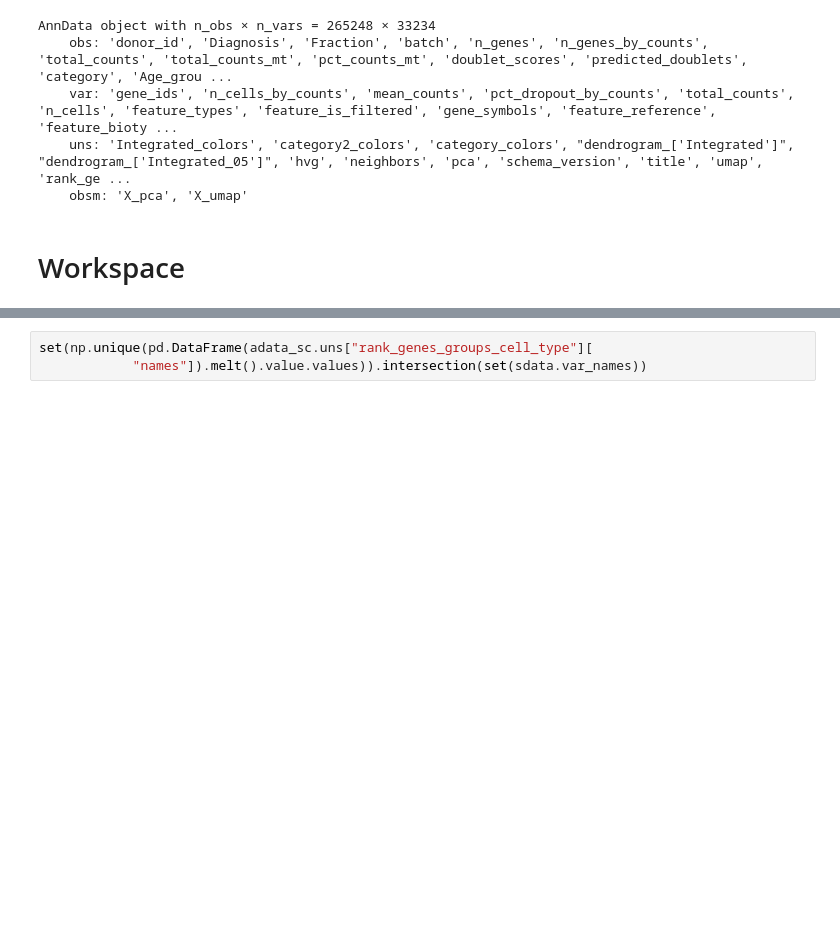
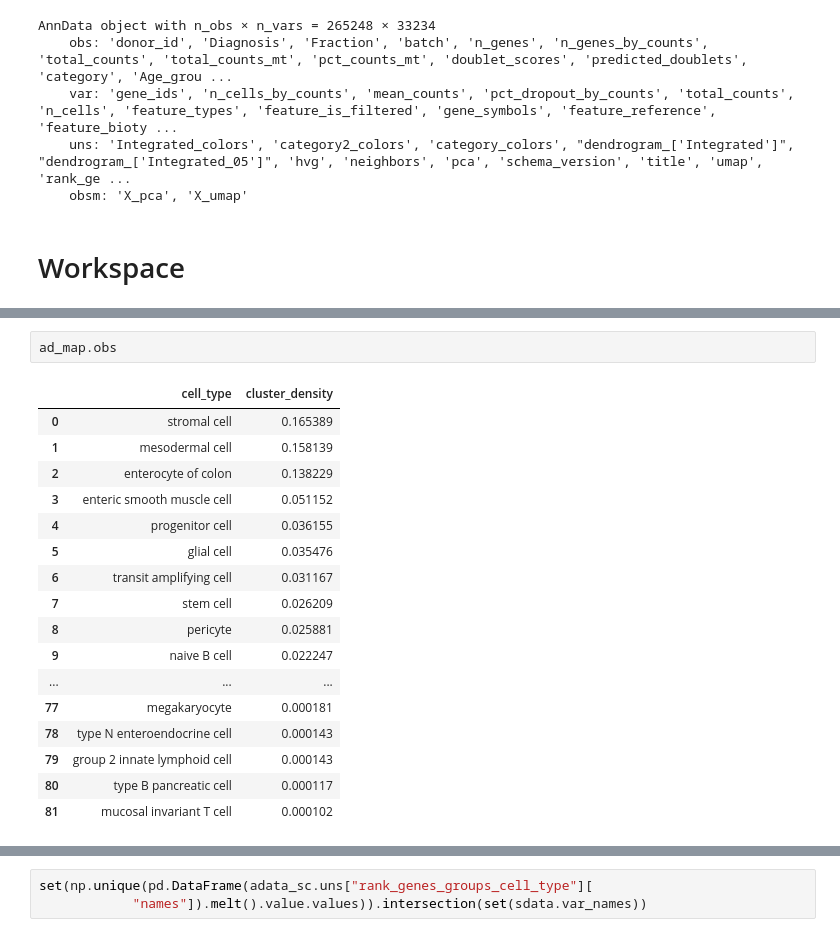
Before and after one commit to ChoBioLab/corescpy, a Jupyter notebook: examples/spatial_tuq97n_subclustering.ipynb, the cells around one changed output, grey strips where cells are left out. Saved outputs shown, nothing was run; the diff lists cells and outputs as text; blank space fills up the shorter version.

```diff
--- a/examples/spatial_tuq97n_subclustering.ipynb
+++ b/examples/spatial_tuq97n_subclustering.ipynb
@@ -342,0 +463,20 @@ ValueError: The two AnnDatas need to have same `obs` index.
+# %%
+ad_map.obs
+# %% [output]
+|  | cell_type | cluster_density |
+| 0 | stromal cell | 0.165389 |
+| 1 | mesodermal cell | 0.158139 |
+| 2 | enterocyte of colon | 0.138229 |
+| 3 | enteric smooth muscle cell | 0.051152 |
+| 4 | progenitor cell | 0.036155 |
+| 5 | glial cell | 0.035476 |
+| 6 | transit amplifying cell | 0.031167 |
+| 7 | stem cell | 0.026209 |
+| 8 | pericyte | 0.025881 |
+| 9 | naive B cell | 0.022247 |
+| ... | ... | ... |
+| 77 | megakaryocyte | 0.000181 |
+| 78 | type N enteroendocrine cell | 0.000143 |
+| 79 | group 2 innate lymphoid cell | 0.000143 |
+| 80 | type B pancreatic cell | 0.000117 |
+| 81 | mucosal invariant T cell | 0.000102 |
```
Also changed, not shown: parts of 17 cells of this notebook, 4 other files.
